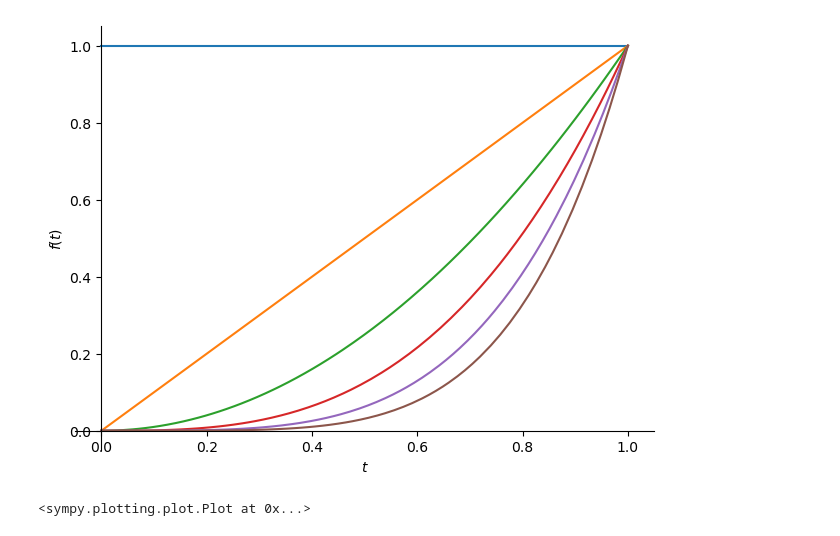
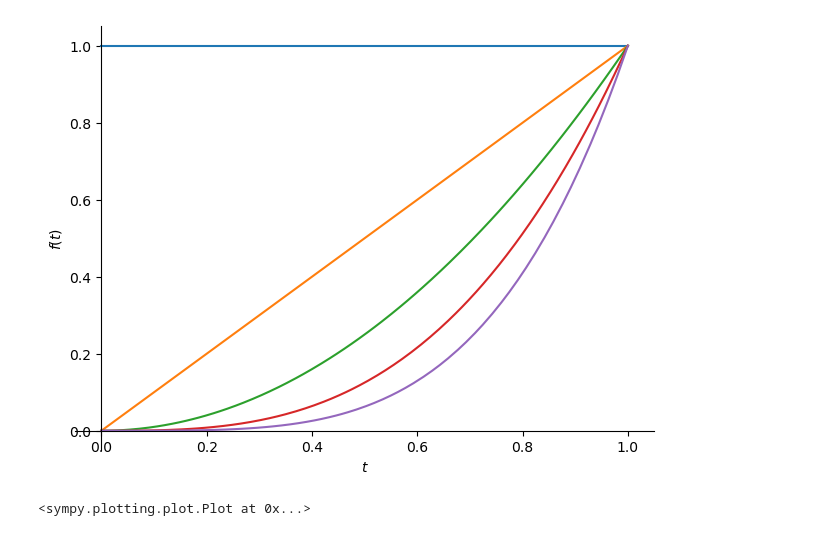
Before and after one commit to bogfjellmo/nmbu-math280, a Jupyter notebook: LectureExamples/2024/Orthogonalpolynomials.ipynb, the cells around one changed output. Cells and saved outputs as stored; diff of their text form; code cells hidden in the pictures.

```diff
--- a/LectureExamples/2024/Orthogonalpolynomials.ipynb
+++ b/LectureExamples/2024/Orthogonalpolynomials.ipynb
@@ -10,11 +8,11 @@ def inner(f,g):
 # %%
-k=6
+k=5
 
 m= [t**j for j in range(k)]
 
-plot(*m, (t,*interval))
+plot(*m, (t,0,1))
 # %% [output]
-[figure, old version]
+[figure, new version]
 <sympy.plotting.plot.Plot at 0x...>
 # %%
 
```
Also changed, not shown: parts of 10 cells of this notebook, 1 other file.
